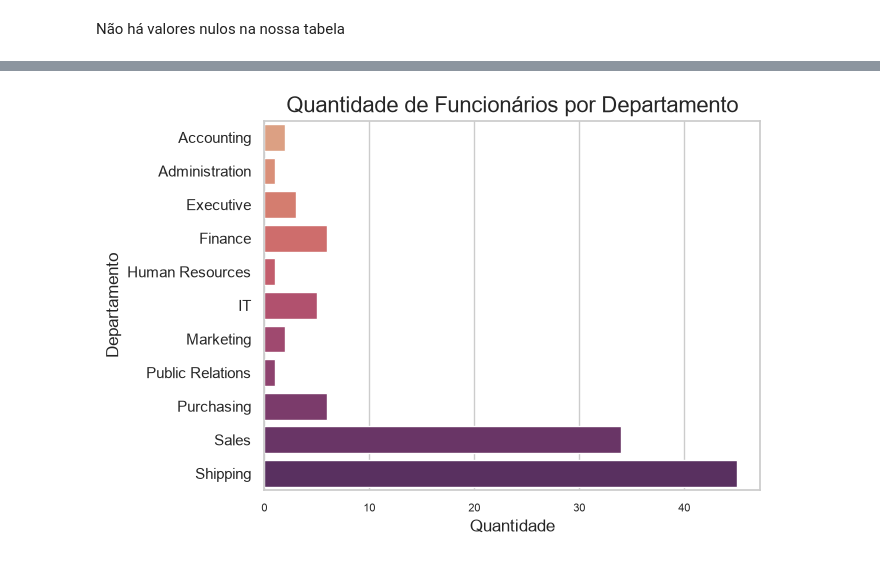
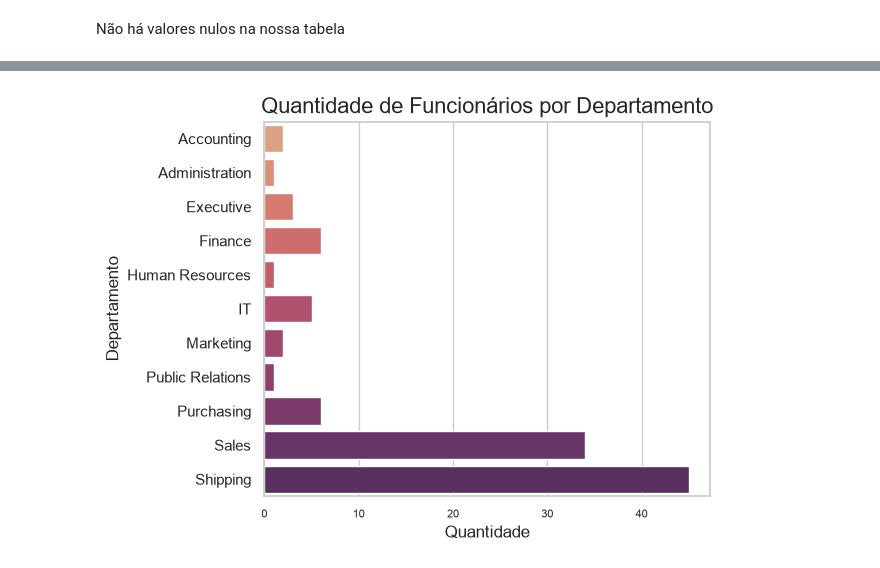
Before and after one commit to lourencolemos/projeto-rh-sql-python, a Jupyter notebook: notebooks/analise_rh.ipynb, the cells around one changed output, grey strips where cells are left out. Drawn from its saved outputs; the diff is of its cells as text; code cells hidden in the pictures.

```diff
--- a/notebooks/analise_rh.ipynb
+++ b/notebooks/analise_rh.ipynb
@@ -6,10 +6,10 @@ import pandas as pd
 import matplotlib.pyplot as plt
 import seaborn as sns
 # %%
-#------------------------------
-# CARREGANDO OS DADOS
-#------------------------------
-df_query1 = pd.read_csv('C:\\Users\\Usuário\\Downloads\\SCTEC\\AULAS SCTEC\\Visualiza-o--Dados-BI-Semana_9\\projeto-rh-sql-python\\data\\processed_data\\query_01.csv', sep=',', encoding='utf-8')
+#--------------------------------
+# CARREGANDO OS DADOS DA QUERY 1
+#--------------------------------
+df_query1 = pd.read_csv('../data/processed_data/query_01.csv', sep=',', encoding='utf-8')
 # %%
 #------------------------------
 # CONHECENDO OS DADOS
@@ -164,20 +192,30 @@ plt.show()
 # %%
-#-------------------------------------
-# ANÁLISE GRÁFICA DOS DADOS DA TABELA
-#-------------------------------------
+#---------------------------------------------
+# ANÁLISE GRÁFICA DOS DADOS DA QUERY 1
+#---------------------------------------------
 # QUANTIDADE DE FUNCIONÁRIOS POR DEPARTAMENTO
-#-------------------------------------
+#---------------------------------------------
 sns.set_theme(style="whitegrid")
 sns.barplot(data=df_query1.groupby('DEPARTMENT_NAME').size().reset_index(name='COUNT'),
             x='COUNT',
             y='DEPARTMENT_NAME',
             hue='DEPARTMENT_NAME',
             palette='flare',
             legend=False)
+
 plt.xticks(fontsize=8)
 plt.title('Quantidade de Funcionários por Departamento', fontsize=16)
 plt.xlabel('Quantidade', fontsize=12)
 plt.ylabel('Departamento', fontsize=12)
+
+plt.tight_layout()
+
+plt.savefig(
+    "../images/query_01_barplot_quantidade_funcionarios_departamento.png",
+    dpi=300,
+    bbox_inches='tight'
+)
+
 plt.show()
 # %% [output]
-[figure, old version]
+[figure, new version]
```
Also changed, not shown: parts of 18 cells of this notebook, 8 other files.
